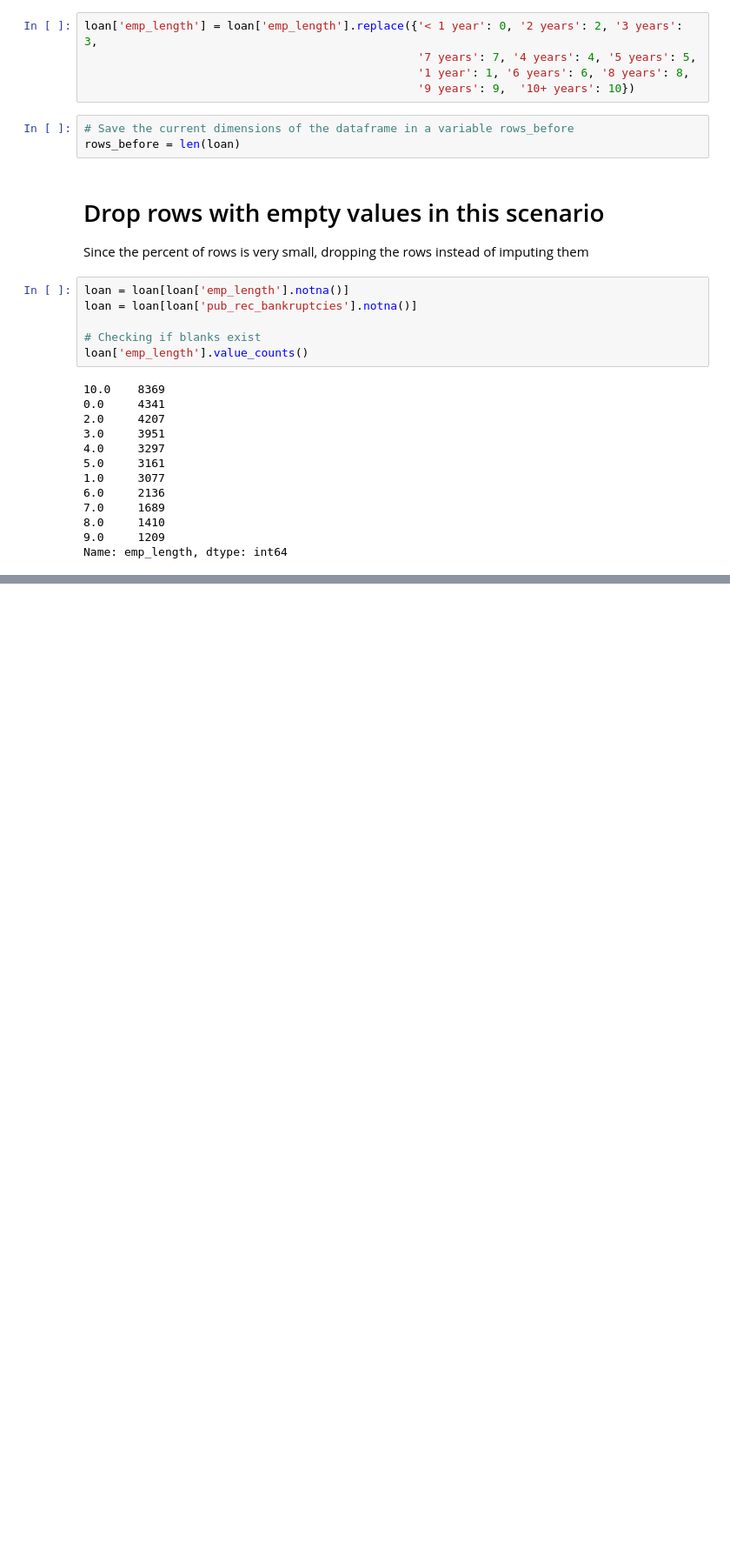
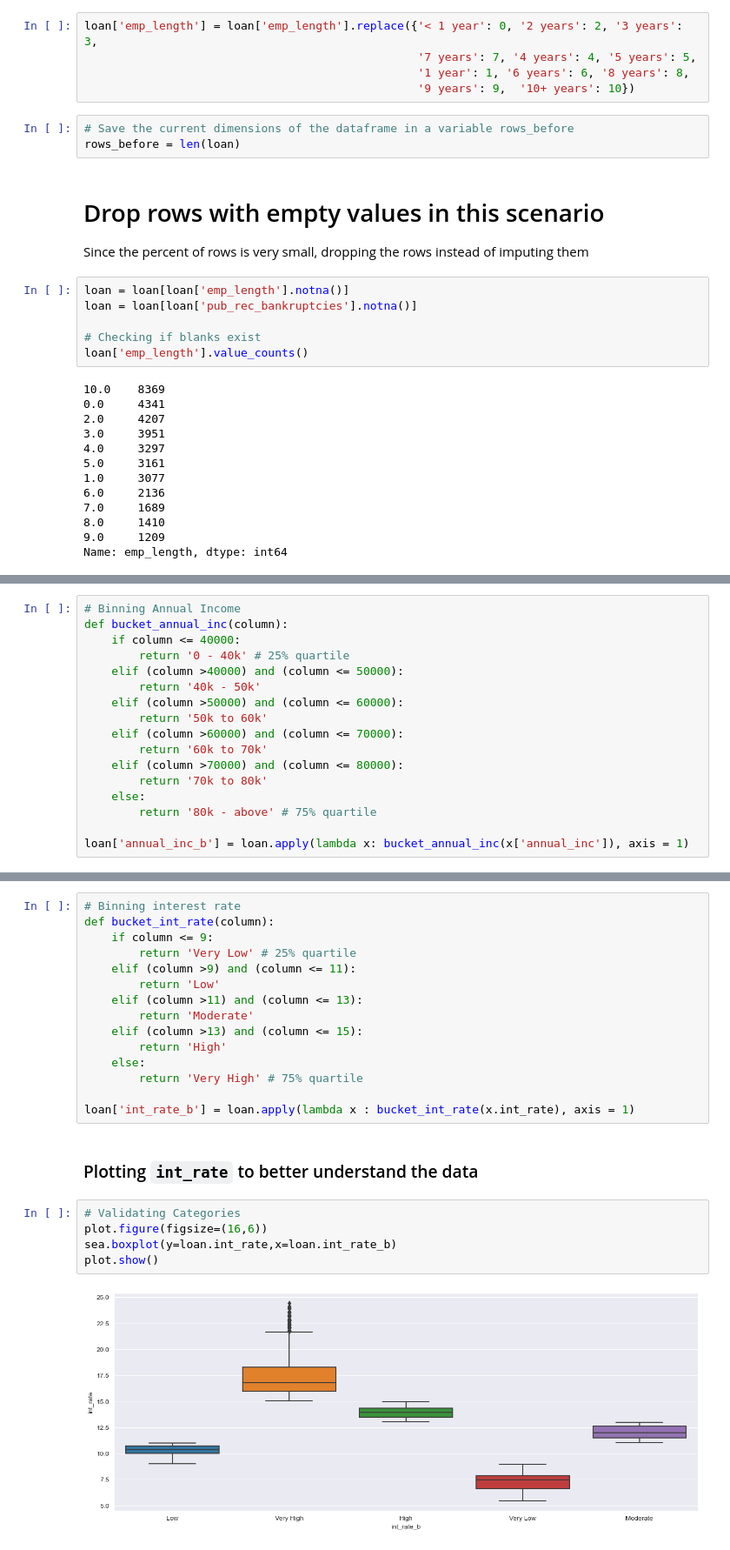
Before and after one commit to manikUpgrad/lending-club, a Jupyter notebook: manik_bajaj.ipynb, the cells around one changed output, grey strips where cells are left out. Shown: that part at 87% size. Drawn from its saved outputs; the diff is of its cells as text; blank space fills up the shorter version.

```diff
--- a/manik_bajaj.ipynb
+++ b/manik_bajaj.ipynb
@@ -298,0 +473,17 @@ Adding additional column for Year and Month for analysis extrating Year and Mont
+# %%
+# Binning Annual Income
+def bucket_annual_inc(column):
+    if column <= 40000:
+        return '0 - 40k' # 25% quartile
+    elif (column >40000) and (column <= 50000):
+        return '40k - 50k'
+    elif (column >50000) and (column <= 60000):
+        return '50k to 60k'
+    elif (column >60000) and (column <= 70000):
+        return '60k to 70k'
+    elif (column >70000) and (column <= 80000):
+        return '70k to 80k'
+    else:
+        return '80k - above' # 75% quartile
+
+loan['annual_inc_b'] = loan.apply(lambda x: bucket_annual_inc(x['annual_inc']), axis = 1)
@@ -298,0 +504,24 @@ Adding additional column for Year and Month for analysis extrating Year and Mont
+# %%
+# Binning interest rate
+def bucket_int_rate(column):
+    if column <= 9:
+        return 'Very Low' # 25% quartile
+    elif (column >9) and (column <= 11):
+        return 'Low'
+    elif (column >11) and (column <= 13):
+        return 'Moderate'
+    elif (column >13) and (column <= 15):
+        return 'High'
+    else:
+        return 'Very High' # 75% quartile
+
+loan['int_rate_b'] = loan.apply(lambda x : bucket_int_rate(x.int_rate), axis = 1)
+# %% [markdown]
+### Plotting `int_rate` to better understand the data
+# %%
+# Validating Categories
+plot.figure(figsize=(16,6))
+sea.boxplot(y=loan.int_rate,x=loan.int_rate_b)
+plot.show()
+# %% [output]
+[figure, added]
```
Also changed, not shown: parts of 41 cells of this notebook, 3 other files.
